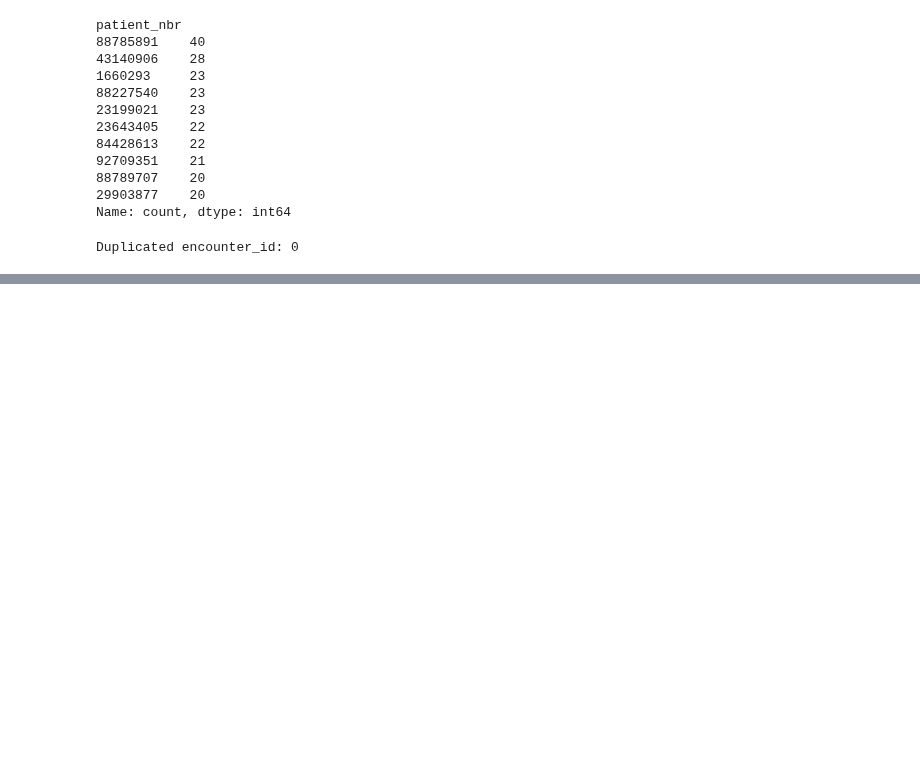
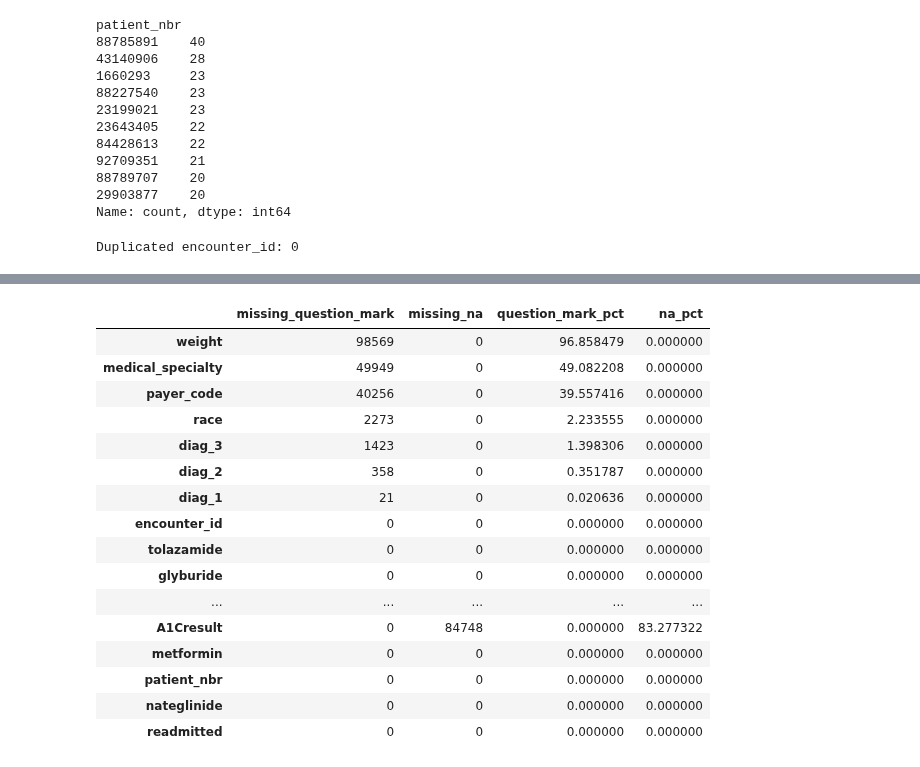
Before and after one commit to gabrielthedatawizard/tanzania-readmission-intelligence-platform-research-engine, a Jupyter notebook: notebooks/python/01_data_understanding.ipynb, the cells around one changed output, grey strips where cells are left out. Drawn from its saved outputs; the diff is of its cells as text; code cells hidden in the pictures; blank space fills up the shorter version.

```diff
--- a/notebooks/python/01_data_understanding.ipynb
+++ b/notebooks/python/01_data_understanding.ipynb
@@ -128,0 +142,38 @@ Duplicated encounter_id: 0
+# %%
+missing_summary = pd.DataFrame({
+    "missing_question_mark": (df == "?").sum(),
+    "missing_na": df.isna().sum()
+})
+
+missing_summary["question_mark_pct"] = (
+    missing_summary["missing_question_mark"] / len(df) * 100
+)
+
+missing_summary["na_pct"] = (
+    missing_summary["missing_na"] / len(df) * 100
+)
+
+display(
+    missing_summary.sort_values(
+        "question_mark_pct",
+        ascending=False
+    )
+)
+# %% [output]
+|  | missing_question_mark | missing_na | question_mark_pct | na_pct |
+| weight | 98569 | 0 | 96.858479 | 0.000000 |
+| medical_specialty | 49949 | 0 | 49.082208 | 0.000000 |
+| payer_code | 40256 | 0 | 39.557416 | 0.000000 |
+| race | 2273 | 0 | 2.233555 | 0.000000 |
+| diag_3 | 1423 | 0 | 1.398306 | 0.000000 |
+| diag_2 | 358 | 0 | 0.351787 | 0.000000 |
+| diag_1 | 21 | 0 | 0.020636 | 0.000000 |
+| encounter_id | 0 | 0 | 0.000000 | 0.000000 |
+| tolazamide | 0 | 0 | 0.000000 | 0.000000 |
+| glyburide | 0 | 0 | 0.000000 | 0.000000 |
+| ... | ... | ... | ... | ... |
+| A1Cresult | 0 | 84748 | 0.000000 | 83.277322 |
+| metformin | 0 | 0 | 0.000000 | 0.000000 |
+| patient_nbr | 0 | 0 | 0.000000 | 0.000000 |
+| nateglinide | 0 | 0 | 0.000000 | 0.000000 |
+| readmitted | 0 | 0 | 0.000000 | 0.000000 |
```
Also changed, not shown: parts of 7 cells of this notebook, 6 other files.
